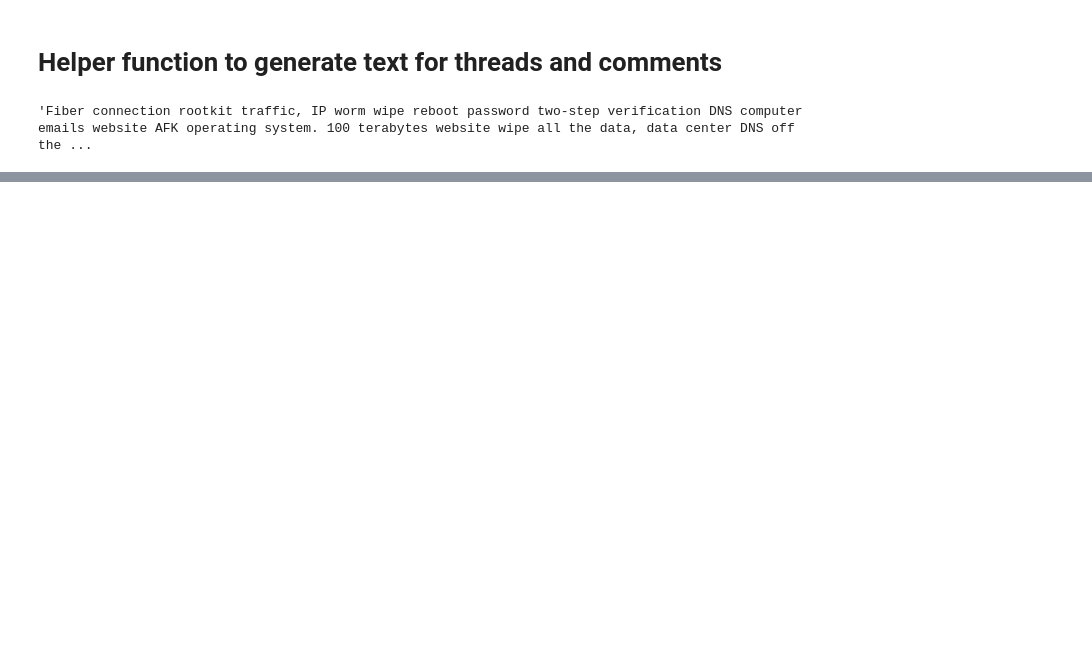
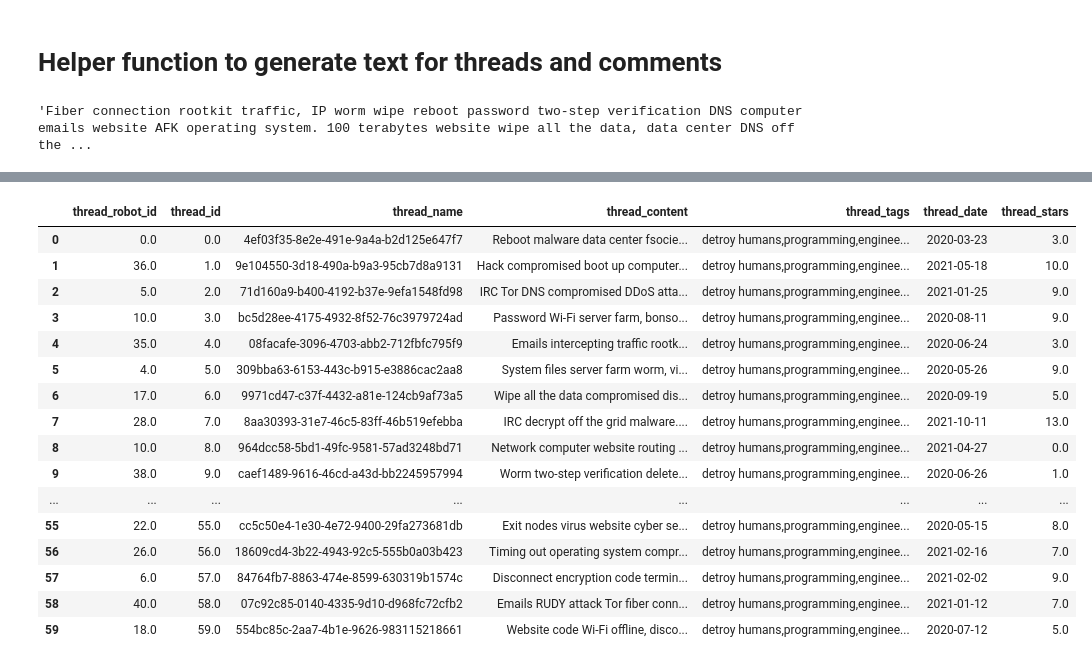
Before and after one commit to danielc92/flask_robot_forum, a Jupyter notebook: notebooks/generate-tables.ipynb, the cells around one changed output, grey strips where cells are left out. Drawn from its saved outputs; the diff is of its cells as text; code cells hidden in the pictures; blank space fills up the shorter version.

Commit message:
Generated three dummy data  tables successfully

```diff
--- a/notebooks/generate-tables.ipynb
+++ b/notebooks/generate-tables.ipynb
@@ -61,3 +65,14 @@ def return_robot_text(paragraphs=1):
 return_robot_text(4)
 # %% [output]
 'Fiber connection rootkit traffic, IP worm wipe reboot password two-step verification DNS computer emails website AFK operating system. 100 terabytes website wipe all the data, data center DNS off the ...
+# %%
+robots = pandas.DataFrame()
+threads = pandas.DataFrame()
+comments = pandas.DataFrame()
+# %%
+for index, name in enumerate(names):
+    robots.loc[index, 'robot_id'] = index
+    robots.loc[index, 'robot_name'] = name
+    robots.loc[index, 'robot_avatar'] = 'https://robohash.org/{}'.format(name)
+    robots.loc[index, 'robot_age'] = ri(50,300)
+    robots.loc[index, 'robot_joined'] = datetime(ri(2015,2019), ri(1,13), ri(1,29))
@@ -63,0 +88,33 @@ return_robot_text(4)
+# %%
+robot_ids = list(robots.index)
+# %%
+thread_number = 60
+
+for index in range(thread_number):
+    threads.loc[index, 'thread_robot_id'] = robot_ids[ri(0, len(robot_ids))]
+    threads.loc[index, 'thread_id'] = index
+    threads.loc[index, 'thread_name'] = str(uuid4())
+    threads.loc[index, 'thread_content'] = return_robot_text(ri(4,12))
+    threads.loc[index, 'thread_tags'] = 'destroy all humans,automation,programming'
+    threads.loc[index, 'thread_stars'] = ri(0,15)
+    threads.loc[index, 'thread_date'] = datetime(ri(2020,2022), ri(1,13), ri(1,29))
+# %%
+threads
+# %% [output]
+|  | thread_robot_id | thread_id | thread_name | thread_content | thread_tags | thread_date | thread_stars |
+| 0 | 0.0 | 0.0 | 4ef03f35-8e2e-491e-9a4a-b2d125e647f7 | Reboot malware data center fsocie... | detroy humans,programming,enginee... | 2020-03-23 | 3.0 |
+| 1 | 36.0 | 1.0 | 9e104550-3d18-490a-b9a3-95cb7d8a9131 | Hack compromised boot up computer... | detroy humans,programming,enginee... | 2021-05-18 | 10.0 |
+| 2 | 5.0 | 2.0 | 71d160a9-b400-4192-b37e-9efa1548fd98 | IRC Tor DNS compromised DDoS atta... | detroy humans,programming,enginee... | 2021-01-25 | 9.0 |
+| 3 | 10.0 | 3.0 | bc5d28ee-4175-4932-8f52-76c3979724ad | Password Wi-Fi server farm, bonso... | detroy humans,programming,enginee... | 2020-08-11 | 9.0 |
+| 4 | 35.0 | 4.0 | 08facafe-3096-4703-abb2-712fbfc795f9 | Emails intercepting traffic rootk... | detroy humans,programming,enginee... | 2020-06-24 | 3.0 |
+| 5 | 4.0 | 5.0 | 309bba63-6153-443c-b915-e3886cac2aa8 | System files server farm worm, vi... | detroy humans,programming,enginee... | 2020-05-26 | 9.0 |
+| 6 | 17.0 | 6.0 | 9971cd47-c37f-4432-a81e-124cb9af73a5 | Wipe all the data compromised dis... | detroy humans,programming,enginee... | 2020-09-19 | 5.0 |
+| 7 | 28.0 | 7.0 | 8aa30393-31e7-46c5-83ff-46b519efebba | IRC decrypt off the grid malware.... | detroy humans,programming,enginee... | 2021-10-11 | 13.0 |
+| 8 | 10.0 | 8.0 | 964dcc58-5bd1-49fc-9581-57ad3248bd71 | Network computer website routing ... | detroy humans,programming,enginee... | 2021-04-27 | 0.0 |
+| 9 | 38.0 | 9.0 | caef1489-9616-46cd-a43d-bb2245957994 | Worm two-step verification delete... | detroy humans,programming,enginee... | 2020-06-26 | 1.0 |
+| ... | ... | ... | ... | ... | ... | ... | ... |
+| 55 | 22.0 | 55.0 | cc5c50e4-1e30-4e72-9400-29fa273681db | Exit nodes virus website cyber se... | detroy humans,programming,enginee... | 2020-05-15 | 8.0 |
+| 56 | 26.0 | 56.0 | 18609cd4-3b22-4943-92c5-555b0a03b423 | Timing out operating system compr... | detroy humans,programming,enginee... | 2021-02-16 | 7.0 |
+| 57 | 6.0 | 57.0 | 84764fb7-8863-474e-8599-630319b1574c | Disconnect encryption code termin... | detroy humans,programming,enginee... | 2021-02-02 | 9.0 |
+| 58 | 40.0 | 58.0 | 07c92c85-0140-4335-9d10-d968fc72cfb2 | Emails RUDY attack Tor fiber conn... | detroy humans,programming,enginee... | 2021-01-12 | 7.0 |
+| 59 | 18.0 | 59.0 | 554bc85c-2aa7-4b1e-9626-983115218661 | Website code Wi-Fi offline, disco... | detroy humans,programming,enginee... | 2020-07-12 | 5.0 |
```
Also changed, not shown: parts of 12 cells of this notebook, 3 other files.
